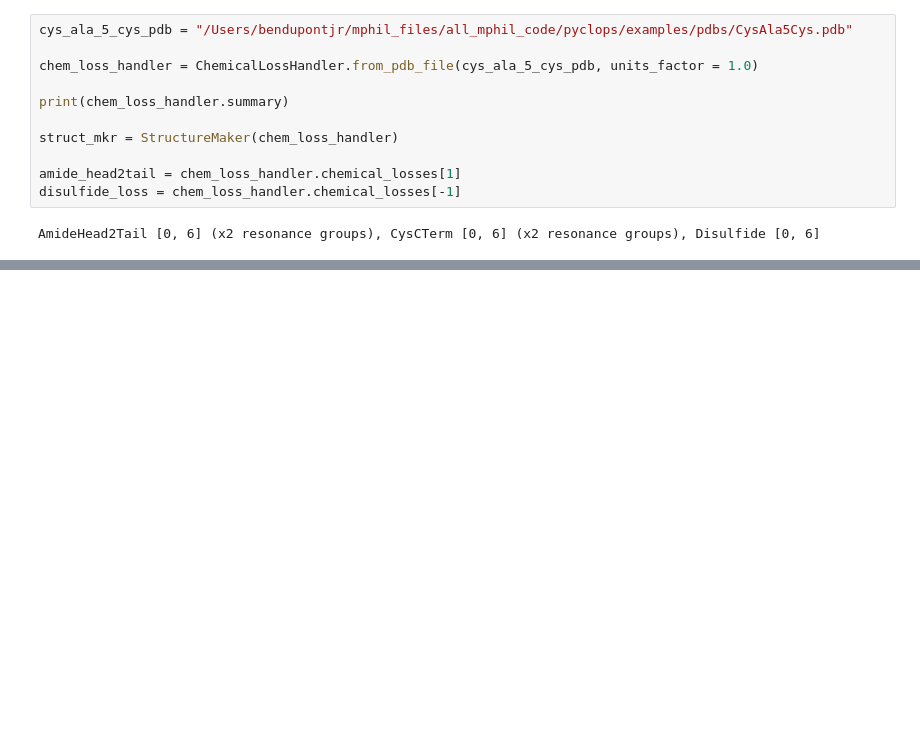
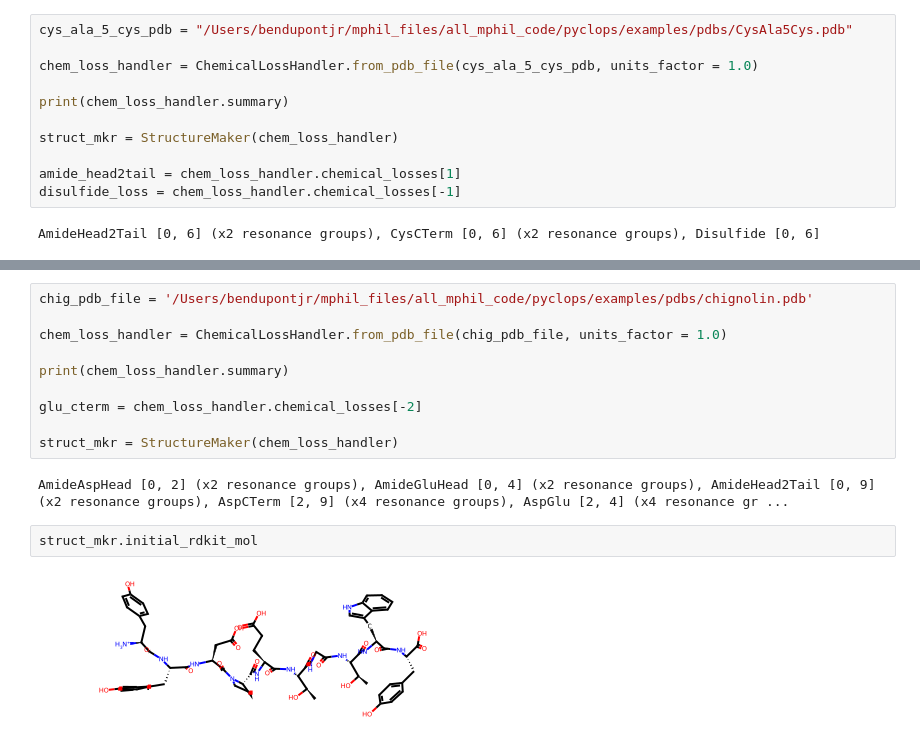
Before and after one commit to benjfdup/pyclops, a Jupyter notebook: examples/bens_notebook.ipynb, the cells around one changed output, grey strips where cells are left out. Drawn from its saved outputs; the diff is of its cells as text; blank space fills up the shorter version.

Commit message:
began implementing carboxylic carbo structure modification

```diff
--- a/examples/bens_notebook.ipynb
+++ b/examples/bens_notebook.ipynb
@@ -99,0 +100,16 @@ mol
+# %%
+chig_pdb_file = '/Users/bendupontjr/mphil_files/all_mphil_code/pyclops/examples/pdbs/chignolin.pdb'
+
+chem_loss_handler = ChemicalLossHandler.from_pdb_file(chig_pdb_file, units_factor = 1.0)
+
+print(chem_loss_handler.summary)
+
+glu_cterm = chem_loss_handler.chemical_losses[-2]
+
+struct_mkr = StructureMaker(chem_loss_handler)
+# %% [output]
+AmideAspHead [0, 2] (x2 resonance groups), AmideGluHead [0, 4] (x2 resonance groups), AmideHead2Tail [0, 9] (x2 resonance groups), AspCTerm [2, 9] (x4 resonance groups), AspGlu [2, 4] (x4 resonance gr ...
+# %%
+struct_mkr.initial_rdkit_mol
+# %% [output]
+[figure, added]
```
Also changed, not shown: parts of 4 cells of this notebook, 4 other files.
